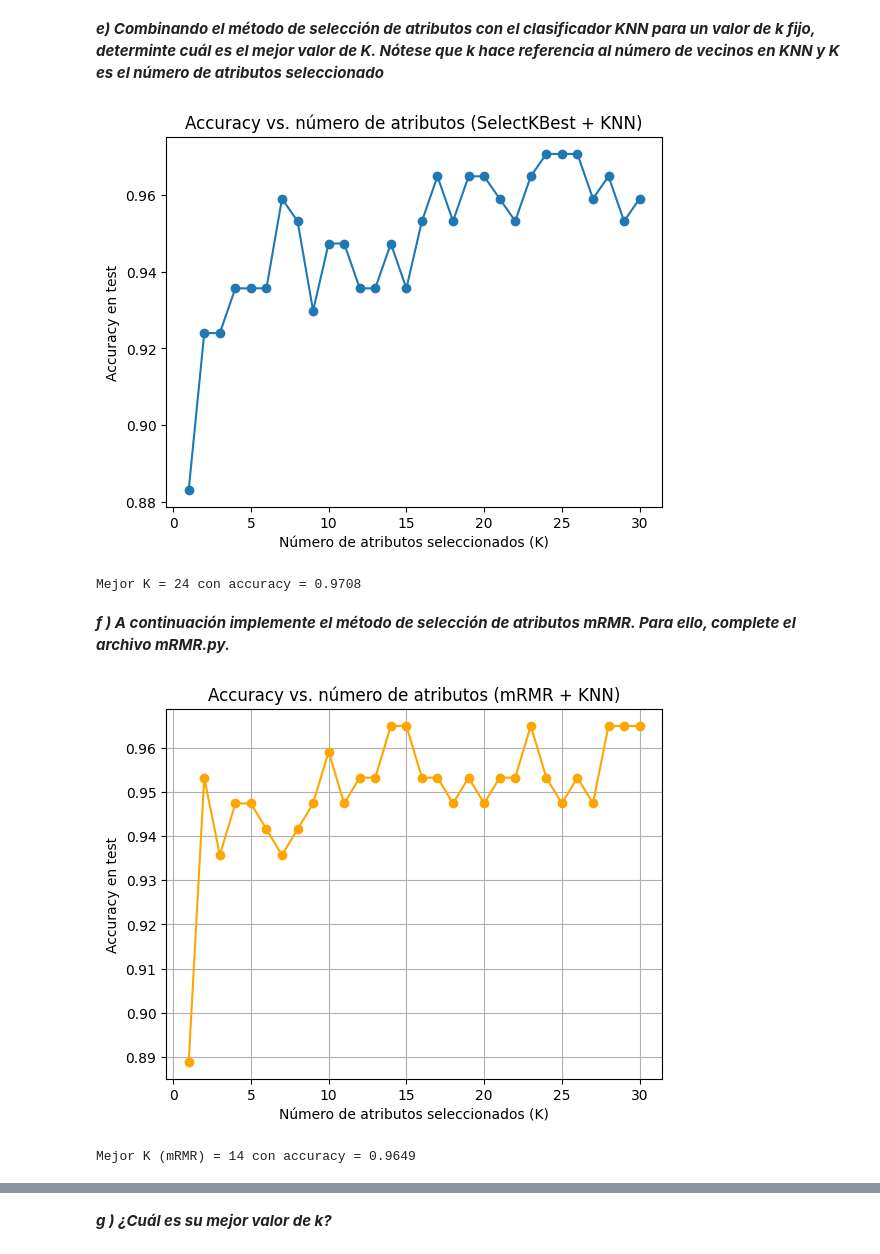
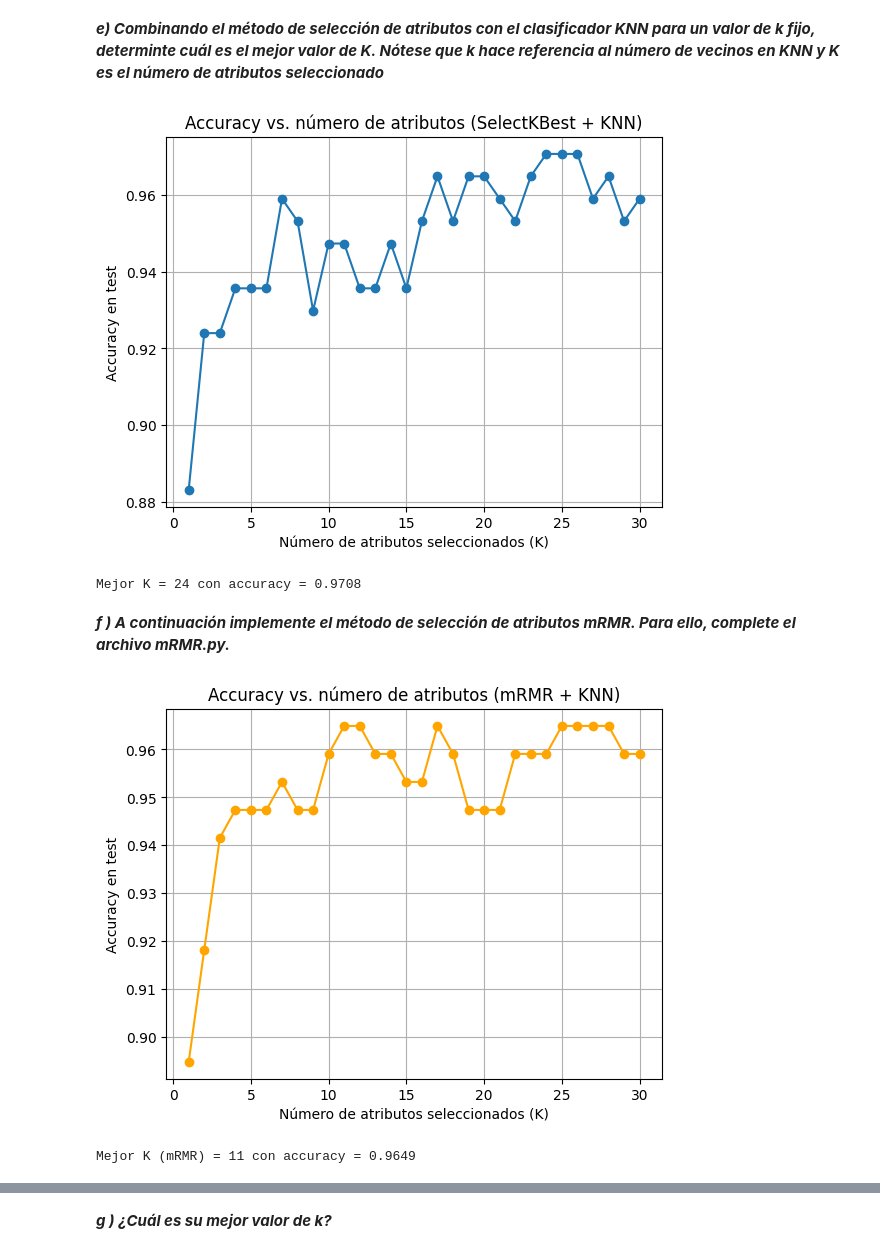
Before and after one commit to carmenreine/P1-APAUT-II, a Jupyter notebook: soluciones_practica_1.ipynb, the cells around one changed output, grey strips where cells are left out. Saved outputs shown, nothing was run; the diff lists cells and outputs as text; code cells hidden in the pictures.

Commit message:
correcciones viernes
hace falta corregir el 2e, ver lo de la función estática de score y revisar de nuevo todas las justificaciones

```diff
--- a/soluciones_practica_1.ipynb
+++ b/soluciones_practica_1.ipynb
@@ -201,6 +197,8 @@ La gráfica muestra overfitting para k pequeños y underfitting para k muy grand
 # %%
-for p in [1, 2, 10]:
-    knn = KNeighborsClassifier(n_neighbors=k_opt, p=p)  # p=1 (Manhattan), p=2 (Euclídea), p=10 (altamente no lineal)
+ps = [1, 2, 10]
+
+for p in ps:
+    knn = KNNClassifier(k=6, distance_metric=minkowski_distance(p))
     knn.fit(X_train, y_train)
     acc = knn.score(X_test, y_test)
     print(f"Accuracy con Minkowski p={p}: {acc:.4f}")
@@ -229,7 +225,7 @@ Normalmente p=2 (euclídea) es la mejor opción, aunque depende del dataset.
 # %%
 from sklearn.feature_selection import VarianceThreshold
 
-u = 0.5
+u = 1
 selector = VarianceThreshold(threshold=u)
 
 X_train_sel = selector.fit_transform(X_train)
@@ -245,5 +241,5 @@ Forma reducida X_train: (398, 30)
 # %%
-k = 6 # número fijo de vecinos en KNN
+k = 4  # número fijo de vecinos en KNN
 umbrales = np.linspace(0, 1, 20)  # 20 valores entre 0 y 1
 
 accuracies = []
@@ -294,9 +290,9 @@ from sklearn.feature_selection import SelectKBest
 from sklearn.feature_selection import f_classif
 # %%
 # Definimos el número de atributos a seleccionar
-K = 7
+K = 10
 
-selector = SelectKBest(score_func=f_classif)
+selector = SelectKBest(score_func=f_classif, k=K)
 X_train_sel = selector.fit_transform(X_train, y_train)
 X_test_sel = selector.transform(X_test)
 
@@ -324,10 +320,12 @@ for K in Ks:
     accuracies_kbest.append(accuracy_score(y_test, y_pred))
 
 # Graficamos
+import matplotlib.pyplot as plt
 plt.plot(Ks, accuracies_kbest, marker="o")
 plt.xlabel("Número de atributos seleccionados (K)")
 plt.ylabel("Accuracy en test")
 plt.title("Accuracy vs. número de atributos (SelectKBest + KNN)")
+plt.grid(True)
 plt.show()
 
 # Mejor valor de K
@@ -335,38 +333,38 @@ mejor_K = Ks[np.argmax(accuracies_kbest)]
 mejor_acc = max(accuracies_kbest)
 print(f"Mejor K = {mejor_K} con accuracy = {mejor_acc:.4f}")
 # %% [output]
-[figure, old version]
+[figure, new version]
 Mejor K = 24 con accuracy = 0.9708
 # %% [markdown]
 ***f ) A continuación implemente el método de selección de atributos mRMR. Para ello, complete el archivo mRMR.py.***
 # %%
 Ks = range(1, X_train.shape[1] + 1)  # de 1 a 30 atributos
-k_knn = 7  # número fijo de vecinos en KNN
+k_knn = 5  # número fijo de vecinos en KNN
 
 accuracies_mrmr = []
 
 for K in Ks:
     selector = mRMR(n_features=K)
     X_train_sel = selector.fit_transform(X_train, y_train)
     X_test_sel = selector.transform(X_test)
 
     clf = KNeighborsClassifier(n_neighbors=k_knn)
     clf.fit(X_train_sel, y_train)
     y_pred = clf.predict(X_test_sel)
     accuracies_mrmr.append(accuracy_score(y_test, y_pred))
 
 # Graficamos
 plt.plot(Ks, accuracies_mrmr, marker="o", color="orange")
 plt.xlabel("Número de atributos seleccionados (K)")
 plt.ylabel("Accuracy en test")
 plt.title("Accuracy vs. número de atributos (mRMR + KNN)")
 plt.grid(True)
 plt.show()
 
 # Mejor valor de K
 mejor_K_mrmr = Ks[np.argmax(accuracies_mrmr)]
 mejor_acc_mrmr = max(accuracies_mrmr)
 print(f"Mejor K (mRMR) = {mejor_K_mrmr} con accuracy = {mejor_acc_mrmr:.4f}")
 # %% [output]
-[figure, old version]
+[figure, new version]
-Mejor K (mRMR) = 14 con accuracy = 0.9649
+Mejor K (mRMR) = 11 con accuracy = 0.9649
```
Also changed, not shown: parts of 24 cells of this notebook, 1 other file.
